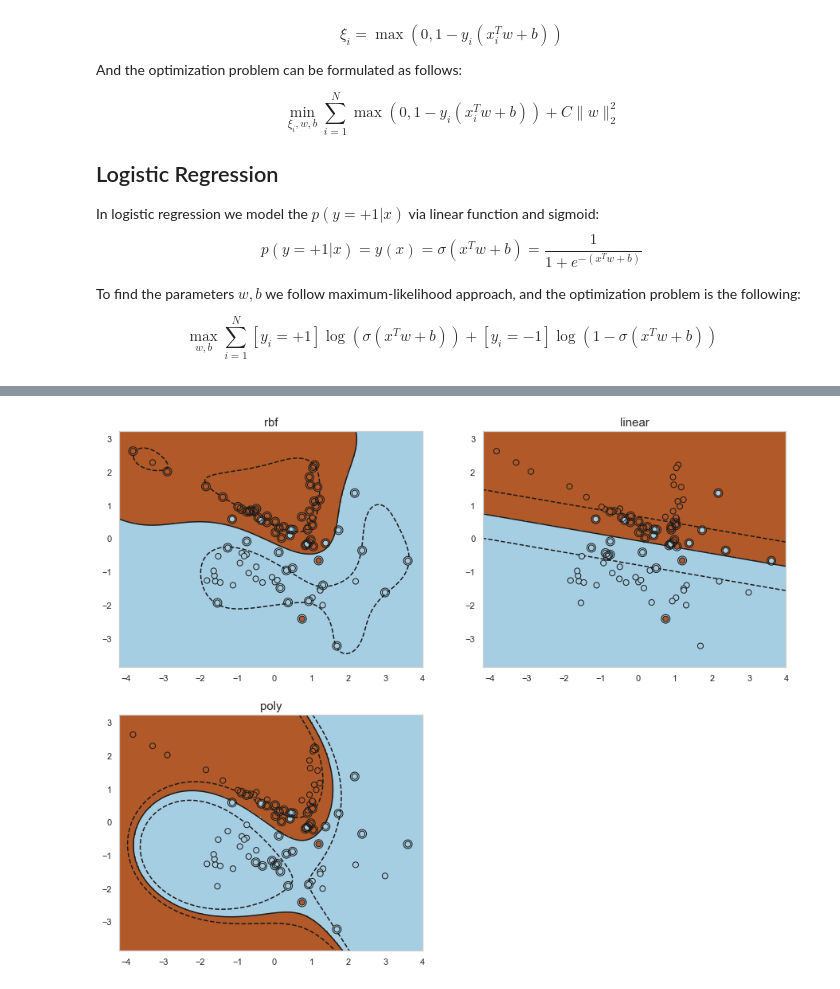
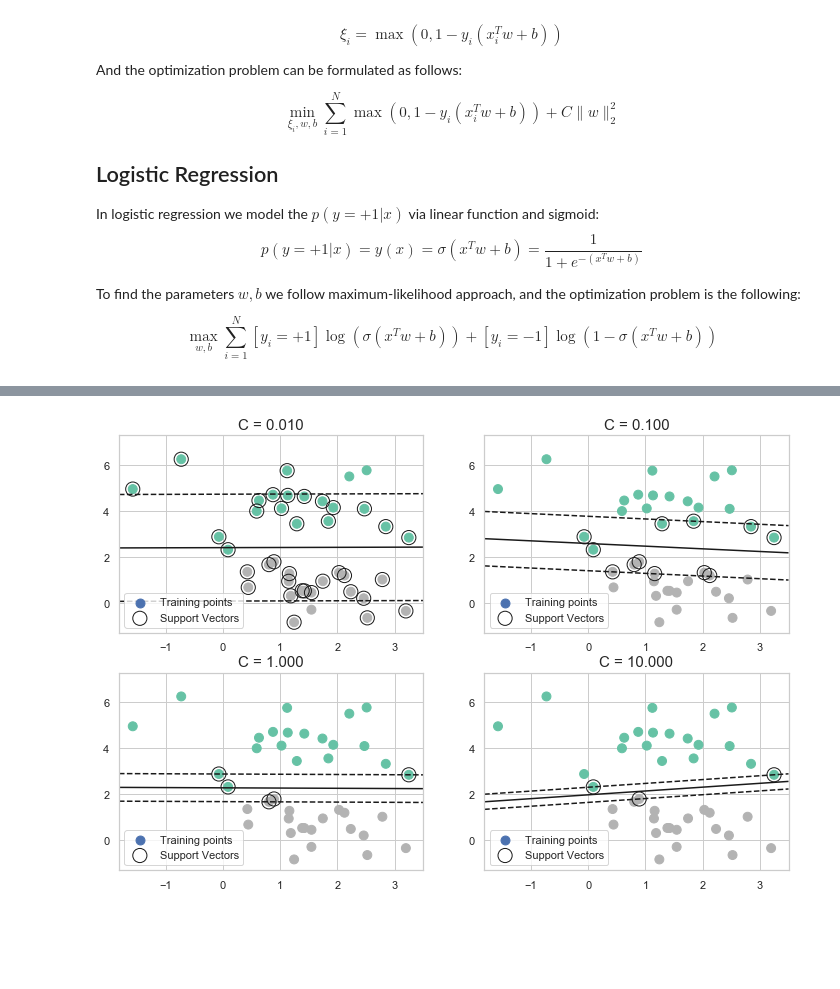
Before and after one commit to AndrewAtanov/cvx-project, a Jupyter notebook: SVM.ipynb, the cells around one changed output, grey strips where cells are left out. Cells and saved outputs as stored; diff of their text form; code cells hidden in the pictures; blank space fills up the shorter version.

```diff
--- a/SVM.ipynb
+++ b/SVM.ipynb
@@ -58,56 +83,14 @@ plt.scatter(X[:, 0], X[:, 1], c=y)
-# %%
-import numpy as np
-import matplotlib.pyplot as plt
-from sklearn import datasets, svm
-from cvxpysvm import SVM
-
-n_sample = len(X)
-
-np.random.seed(0)
-order = np.random.permutation(n_sample)
-X = X[order]
-y = y[order].astype(np.float)
-
-X_train = X[:int(.9 * n_sample)]
-y_train = y[:int(.9 * n_sample)]
-X_test = X[int(.9 * n_sample):]
-y_test = y[int(.9 * n_sample):]
-
-# fit the model
-plt.figure(fig_num, figsize=(15, 12))
-
-for fig_num, kernel in enumerate(('rbf', 'linear', 'poly')):
-    clf = SVM(kernel=kernel)
-    clf.fit(X_train, y_train)
-
-    plt.subplot(2, 2, fig_num + 1)
-    plt.scatter(X_train[:, 0], X_train[:, 1], c=y_train, zorder=10, cmap=plt.cm.Paired,
-                edgecolor='k', s=50)
-
-    # Circle out the test data
-    plt.scatter(X_train[clf.support, 0], X_train[clf.support, 1], s=120, facecolors='none',
-                zorder=10, edgecolor='k')
-
-    plt.axis('tight')
-    x_min = X[:, 0].min()
-    x_max = X[:, 0].max()
-    x_min -= 0.05 * np.abs(x_max - x_min)
-    x_max += 0.05 * np.abs(x_max - x_min)
-    y_min = X[:, 1].min() * 1.1
-    y_max = X[:, 1].max() * 1.1
-    y_min -= 0.05 * np.abs(y_max - y_min)
-    y_max += 0.05 * np.abs(y_max - y_min)
-
-    XX, YY = np.mgrid[x_min:x_max:200j, y_min:y_max:200j]
-    Z = clf.decision_function(np.c_[XX.ravel(), YY.ravel()])
-
-    # Put the result into a color plot
-    Z = Z.reshape(XX.shape)
-    plt.pcolormesh(XX, YY, Z > 0, cmap=plt.cm.Paired)
-    plt.contour(XX, YY, Z, colors=['k', 'k', 'k'],
-                linestyles=['--', '-', '--'], levels=[-1, 0, 1])
-    plt.xlim(x_min, x_max)
-    plt.ylim(y_min, y_max)
-    plt.title(kernel, size=15)
-# %% [output]
-[figure, removed]
+# %%
+c_grid = np.logspace(-2, 1, 4)
+plt.figure(figsize=(12, 8))
+
+for (i, c) in enumerate(c_grid):
+    clf = SVM(kernel='linear', C=c)
+    clf.fit(X, y)
+    plt.subplot(2, 2, i+1)
+    plt.title('C = {:.3f}'.format(c), size=15)
+    plot_decision(clf, X, y, cmap='Set2')
+
+plt.savefig('linear_svm.png', dpi=300, bbox_inches='tight')
+# %% [output]
+[figure, added]
```
Also changed, not shown: parts of 4 cells of this notebook, 2 other files.
